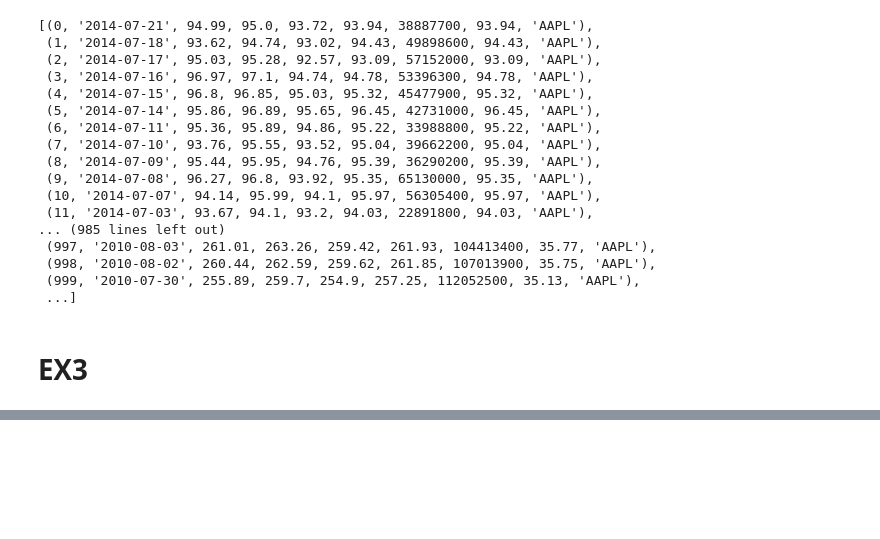
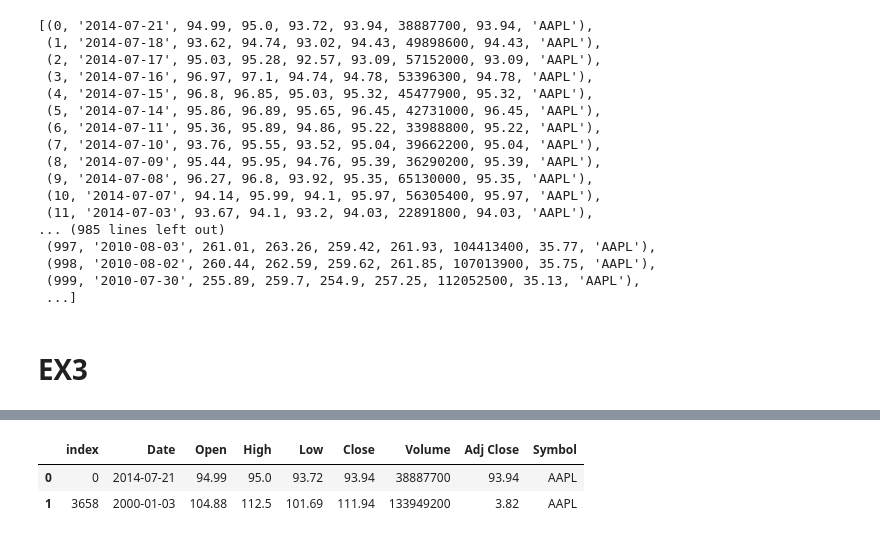
Before and after one commit to Zenog400/ds-m1-0424-code-solutions, a Jupyter notebook: stock-db/Stock DB.ipynb, the cells around one changed output, grey strips where cells are left out. Cells and saved outputs as stored; diff of their text form; code cells hidden in the pictures; blank space fills up the shorter version.

```diff
--- a/stock-db/Stock DB.ipynb
+++ b/stock-db/Stock DB.ipynb
@@ -158,0 +181,7 @@ cur.execute("select max()")
+# %%
+ex3aplFrame = pd.read_sql(f"""SELECT * FROM apl WHERE "index" = 0 OR "index" = {len(aplTable)-1}""", con)
+ex3aplFrame
+# %% [output]
+|  | index | Date | Open | High | Low | Close | Volume | Adj Close | Symbol |
+| 0 | 0 | 2014-07-21 | 94.99 | 95.0 | 93.72 | 93.94 | 38887700 | 93.94 | AAPL |
+| 1 | 3658 | 2000-01-03 | 104.88 | 112.5 | 101.69 | 111.94 | 133949200 | 3.82 | AAPL |
```
Also changed, not shown: parts of 11 cells of this notebook, 2 other files.
